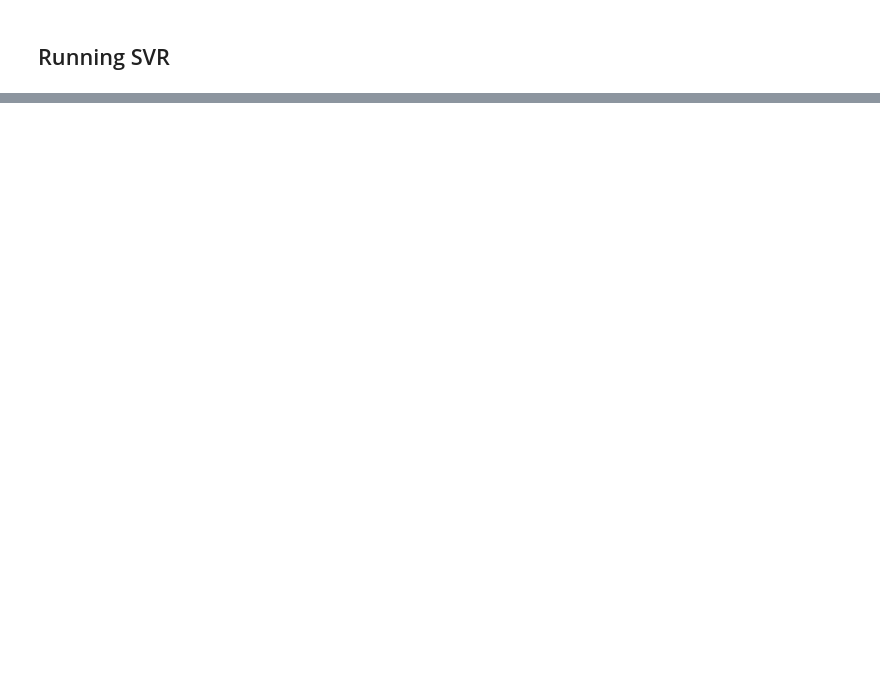
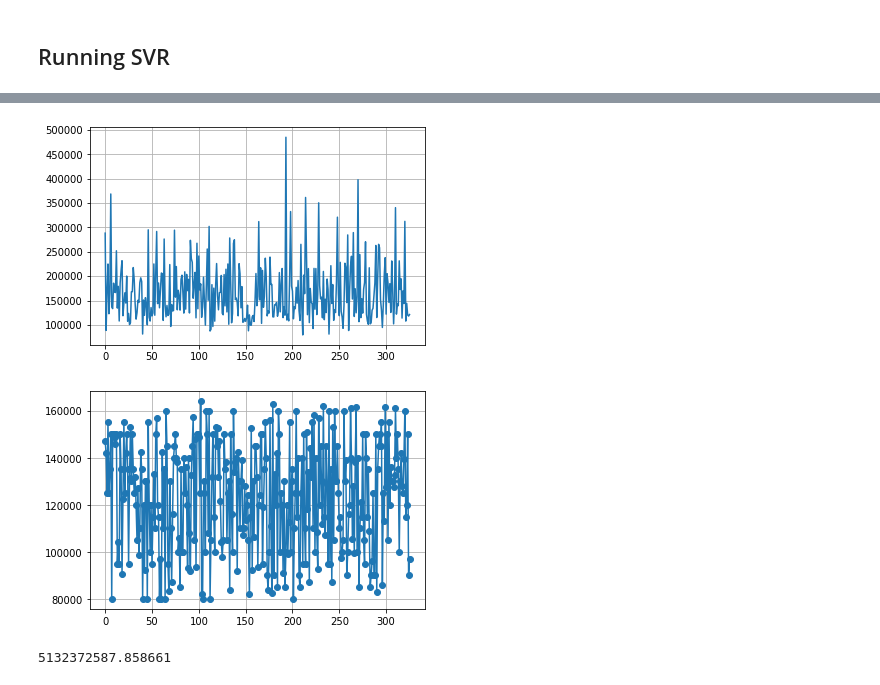
Before and after one commit to nachonavarro/real-estate-ml, a Jupyter notebook: models.ipynb, the cells around one changed output, grey strips where cells are left out. Drawn from its saved outputs; the diff is of its cells as text; code cells hidden in the pictures; blank space fills up the shorter version.

```diff
--- a/models.ipynb
+++ b/models.ipynb
@@ -84,0 +133,34 @@ plt.show()
+# %%
+percent25Y_test = y_test[y_test <= 164787][y_test >= 80000]
+percent50Y_test = y_test[y_test > 164787][y_test <= 262000]
+percent75Y_test = y_test[y_test > 262000][y_test <= 800000]
+
+percent25X_test = (X_test[X_test['sale_price'] <= 164787][X_test['sale_price'] >= 80000]).drop(columns=['sale_price'])
+percent50X_test = X_test[X_test['sale_price'] <= 262000][X_test['sale_price'] > 164787].drop(columns=['sale_price'])
+percent75X_test = X_test[X_test['sale_price'] > 262000][X_test['sale_price'] <= 800000].drop(columns=['sale_price'])
+# %%
+#25 predict
+
+percent25Y_pred = reg.predict(percent25X_test)
+fig, ax = plt.subplots()
+
+ax.plot(percent25Y_pred)
+ax.grid()
+plt.show()
+
+fig1, ax1 = plt.subplots()
+
+y_test25 = []
+for e in percent25Y_test.index:
+    y_test25.append(percent25Y_test[e])
+
+ax1.plot(y_test50, 'o')
+ax1.grid()
+plt.title('Test Data')
+plt.ylim(80000, 500000)
+plt.show()
+mean_squared_error(percent25Y_pred, percent25Y_test)
+# %% [output]
+[figure, added]
+[figure, added]
+5132372587.858661
```
Also changed, not shown: parts of 30 cells of this notebook.
